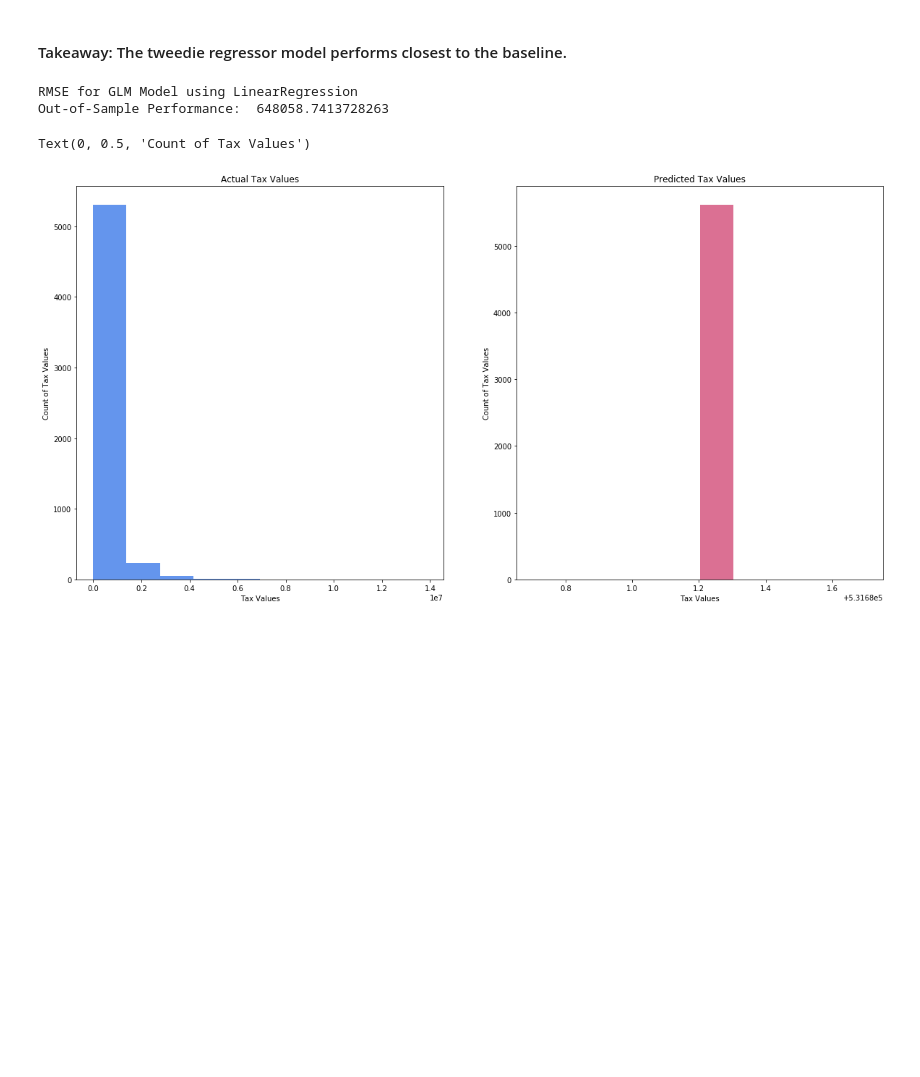
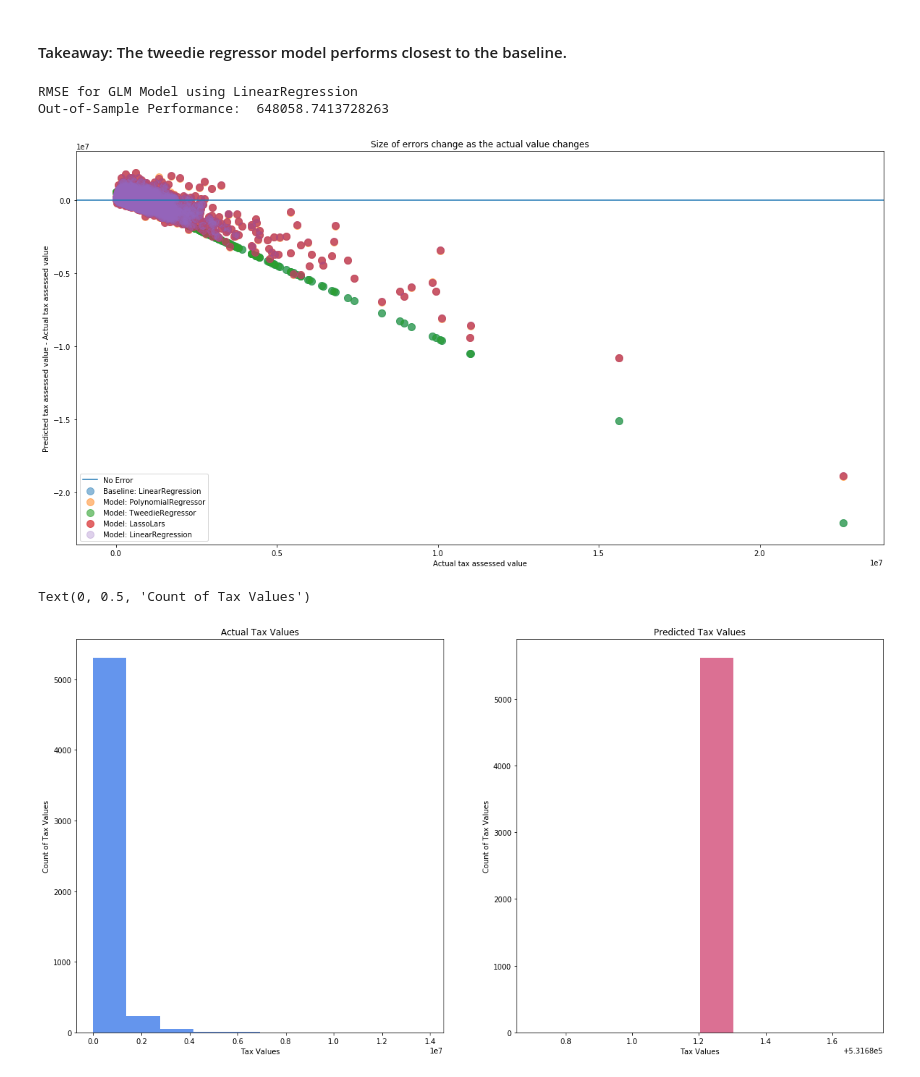
Before and after one commit to GabbyBarajasBroussard/zillow-regression-project, a Jupyter notebook: walkthrough_notebook.ipynb, the cells around one changed output. Cells and saved outputs as stored; diff of their text form; code cells hidden in the pictures; blank space fills up the shorter version.

```diff
--- a/walkthrough_notebook.ipynb
+++ b/walkthrough_notebook.ipynb
@@ -700,6 +685,36 @@ print("RMSE for GLM Model using LinearRegression\nOut-of-Sample Performance: ",
 # %% [output]
 RMSE for GLM Model using LinearRegression
 Out-of-Sample Performance:  648058.7413728263
+# %%
+# y_validate.head()
+plt.figure(figsize=(20,10))
+
+plt.axhline(label="No Error")
+
+plt.scatter(y_validate2.tax_value, y_validate2.tax_pred_mean - y_validate2.tax_value ,
+            alpha=.5, s=100, label="Baseline: LinearRegression")
+
+plt.scatter(y_validate2.tax_value, y_validate.tax_pred_lm2 - y_validate2.tax_value ,
+            alpha=.5, s=100, label="Model: PolynomialRegressor")
+
+plt.scatter(y_validate2.tax_value, y_validate.tax_pred_glm - y_validate2.tax_value,
+            alpha=.6, s=100, label="Model: TweedieRegressor")
+
+plt.scatter(y_validate2.tax_value, y_validate.tax_pred_lars - y_validate2.tax_value ,
+            alpha=.7, s=100, label="Model: LassoLars")
+
+plt.scatter(y_validate2.tax_value, y_validate.tax_pred_lm - y_validate2.tax_value ,
+            alpha=.3, s=100, label="Model: LinearRegression")
+
+
+
+plt.legend()
+plt.xlabel("Actual tax assessed value")
+plt.ylabel("Predicted tax assessed value - Actual tax assessed value")
+plt.title("Size of errors change as the actual value changes")
+plt.show()
+# %% [output]
+[figure, added]
 # %%
 plt.figure(figsize=(20, 10))
 plt.subplot(1, 2, 1)
```
Also changed, not shown: parts of 25 cells of this notebook.
